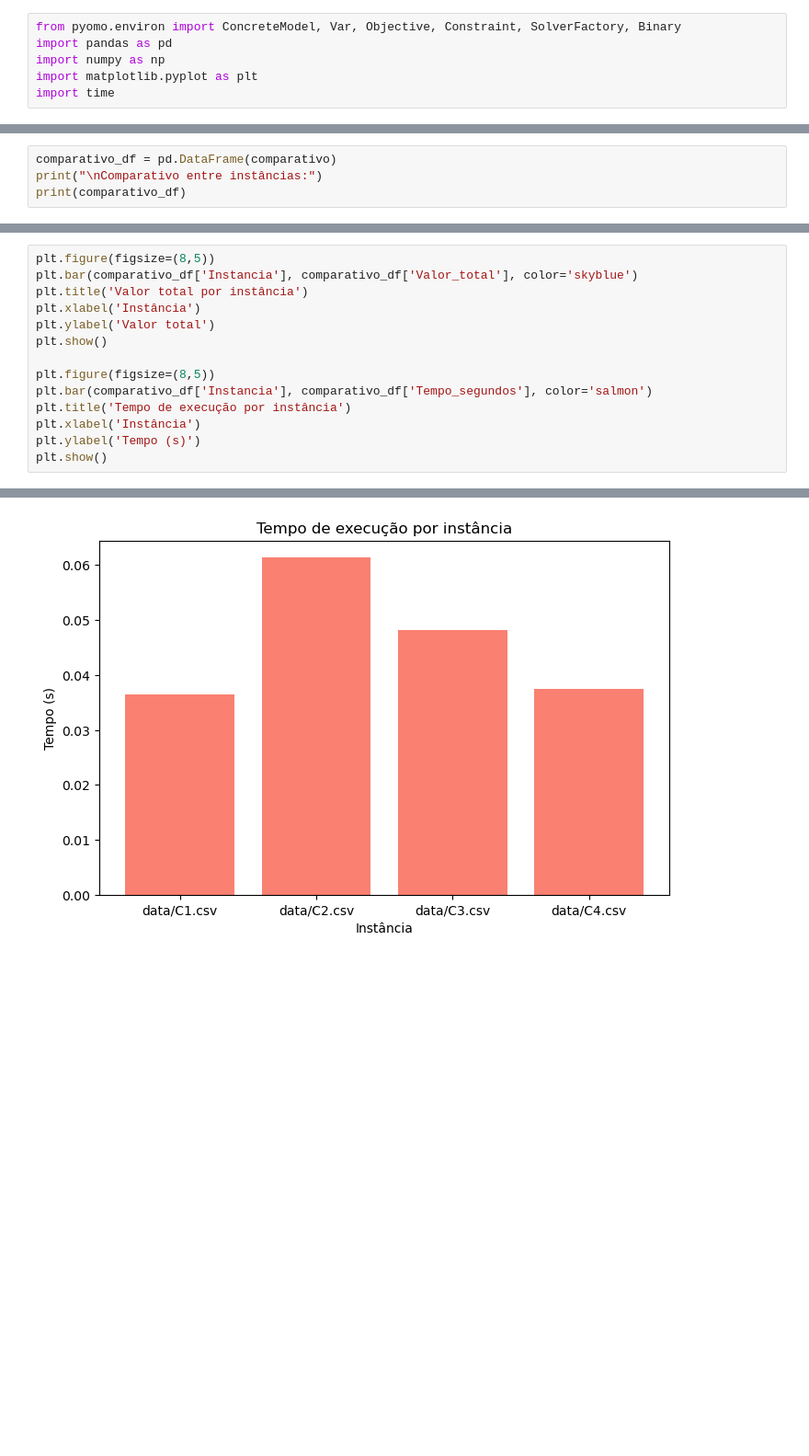
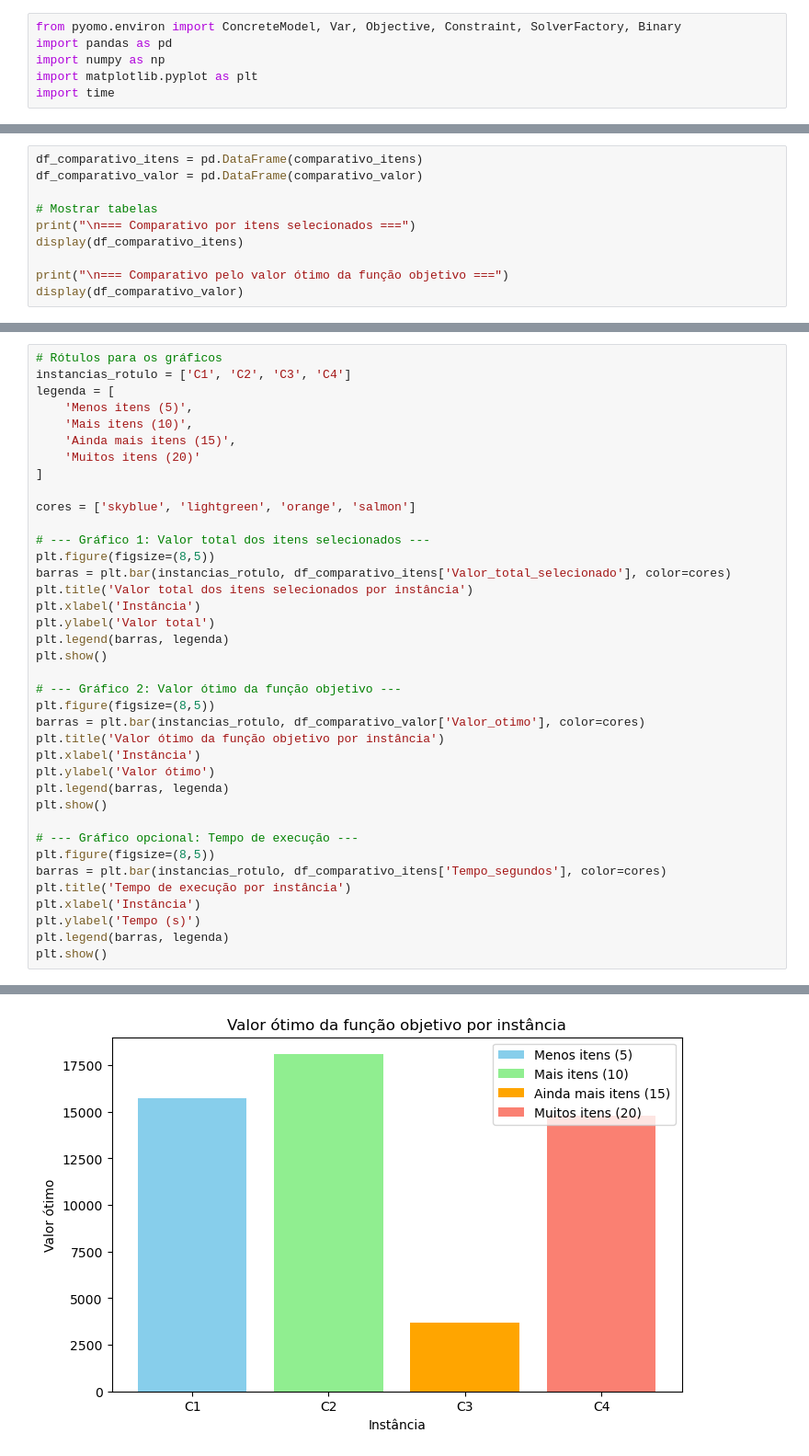
Before and after one commit to Renef13/Trabalho1_PO, a Jupyter notebook: mochila_analise.ipynb, the cells around one changed output, grey strips where cells are left out. Shown at 92% size. Drawn from its saved outputs; the diff is of its cells as text; blank space fills up the shorter version.

```diff
--- a/mochila_analise.ipynb
+++ b/mochila_analise.ipynb
@@ -92,5 +94,11 @@ Valor total: 14800.0 R$, Tempo: 0.0375s
 # %%
-comparativo_df = pd.DataFrame(comparativo)
-print("\nComparativo entre instâncias:")
-print(comparativo_df)
+df_comparativo_itens = pd.DataFrame(comparativo_itens)
+df_comparativo_valor = pd.DataFrame(comparativo_valor)
+
+# Mostrar tabelas
+print("\n=== Comparativo por itens selecionados ===")
+display(df_comparativo_itens)
+
+print("\n=== Comparativo pelo valor ótimo da função objetivo ===")
+display(df_comparativo_valor)
 # %% [output]
@@ -103,15 +117,39 @@ Comparativo entre instâncias:
 # %%
+# Rótulos para os gráficos
+instancias_rotulo = ['C1', 'C2', 'C3', 'C4']
+legenda = [
+    'Menos itens (5)',
+    'Mais itens (10)',
+    'Ainda mais itens (15)',
+    'Muitos itens (20)'
+]
+
+cores = ['skyblue', 'lightgreen', 'orange', 'salmon']
+
+# --- Gráfico 1: Valor total dos itens selecionados ---
 plt.figure(figsize=(8,5))
-plt.bar(comparativo_df['Instancia'], comparativo_df['Valor_total'], color='skyblue')
-plt.title('Valor total por instância')
+barras = plt.bar(instancias_rotulo, df_comparativo_itens['Valor_total_selecionado'], color=cores)
+plt.title('Valor total dos itens selecionados por instância')
 plt.xlabel('Instância')
 plt.ylabel('Valor total')
+plt.legend(barras, legenda)
 plt.show()
 
+# --- Gráfico 2: Valor ótimo da função objetivo ---
 plt.figure(figsize=(8,5))
-plt.bar(comparativo_df['Instancia'], comparativo_df['Tempo_segundos'], color='salmon')
+barras = plt.bar(instancias_rotulo, df_comparativo_valor['Valor_otimo'], color=cores)
+plt.title('Valor ótimo da função objetivo por instância')
+plt.xlabel('Instância')
+plt.ylabel('Valor ótimo')
+plt.legend(barras, legenda)
+plt.show()
+
+# --- Gráfico opcional: Tempo de execução ---
+plt.figure(figsize=(8,5))
+barras = plt.bar(instancias_rotulo, df_comparativo_itens['Tempo_segundos'], color=cores)
 plt.title('Tempo de execução por instância')
 plt.xlabel('Instância')
 plt.ylabel('Tempo (s)')
+plt.legend(barras, legenda)
 plt.show()
 # %% [output]
@@ -119 +157 @@ plt.show()
-[figure, old version]
+[figure, new version]
```
Also changed, not shown: parts of 5 cells of this notebook.
